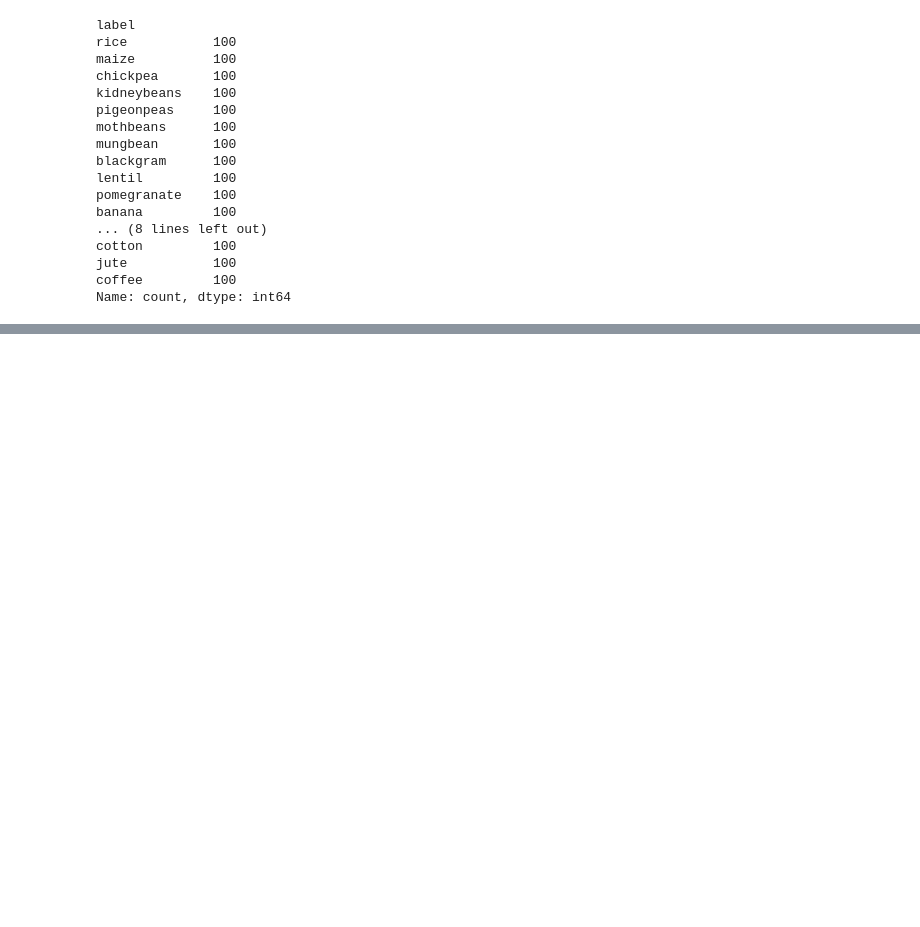
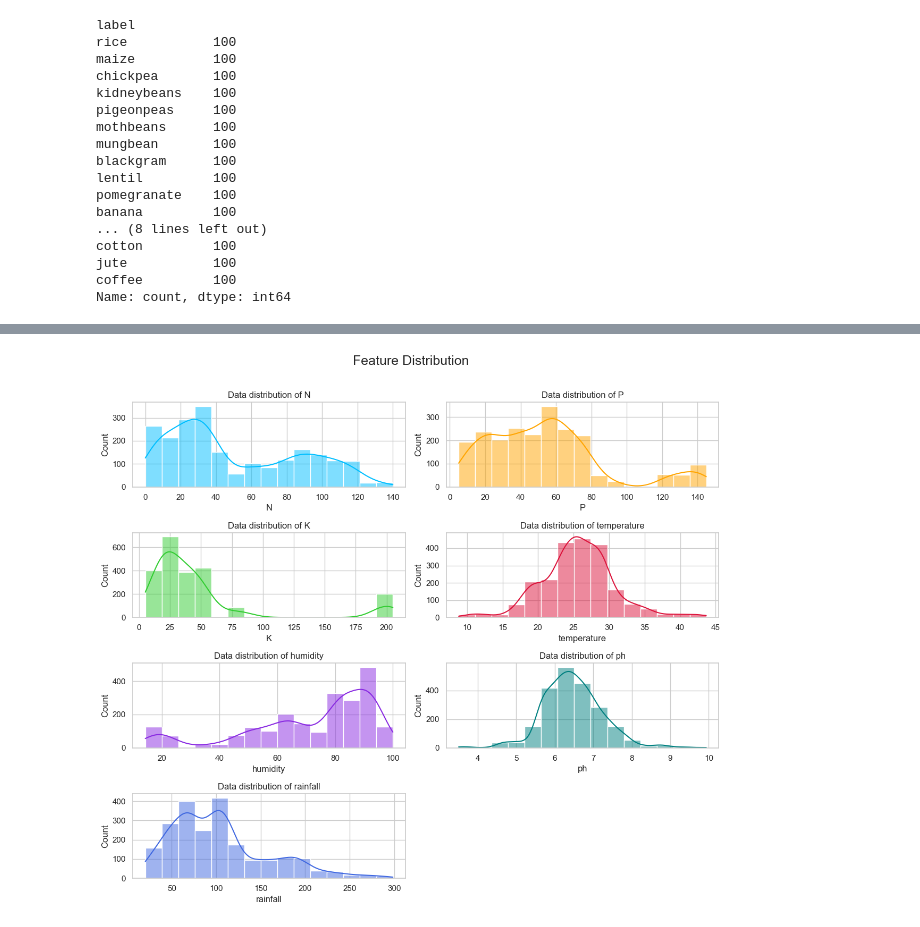
Before and after one commit to SamarBhattarai/Crop-Recommendation-System, a Jupyter notebook: crop.ipynb, the cells around one changed output, grey strips where cells are left out. Cells and saved outputs as stored; diff of their text form; code cells hidden in the pictures; blank space fills up the shorter version.

```diff
--- a/crop.ipynb
+++ b/crop.ipynb
@@ -151,0 +162,26 @@ plt.show()
+# %%
+# Checking the distribution of each Feature
+color_list = [
+    "#00BFFF",  # N - Sky Blue
+    "#FFA500",  # P - Orange
+    "#32CD32",  # K - Lime Green
+    "#DC143C",  # temperature - Crimson Red
+    "#8A2BE2",  # humidity - Deep Purple
+    "#008080",  # ph - Teal
+    "#4169E1"   # rainfall - Royal Blue
+]
+fig, axes = plt.subplots(4,2,figsize = (12,10))
+for index, var in enumerate(df.columns):
+    if index == 7:
+        axes[3,1].set_visible(False)# it hides the unused subplot.
+    else:
+        row = index // 2 #  Integer Division (Floor Division). It divides and gives only the whole number part (no decimal).
+        column = index % 2 #modulus gives remainder
+        sns.histplot(df[var],color = color_list[index], bins = 15, kde=True, ax = axes[row,column])
+        axes[row,column].set_title(f"Data distribution of {var}")
+        plt.tight_layout()
+plt.tight_layout()
+plt.suptitle("Feature Distribution",fontsize = 18, y= 1.05)
+plt.savefig("data_distribution_of _features.png",dpi = 300,bbox_inches = "tight")
+# %% [output]
+[figure, added]
```
Also changed, not shown: parts of 33 cells of this notebook, 12 other files.
